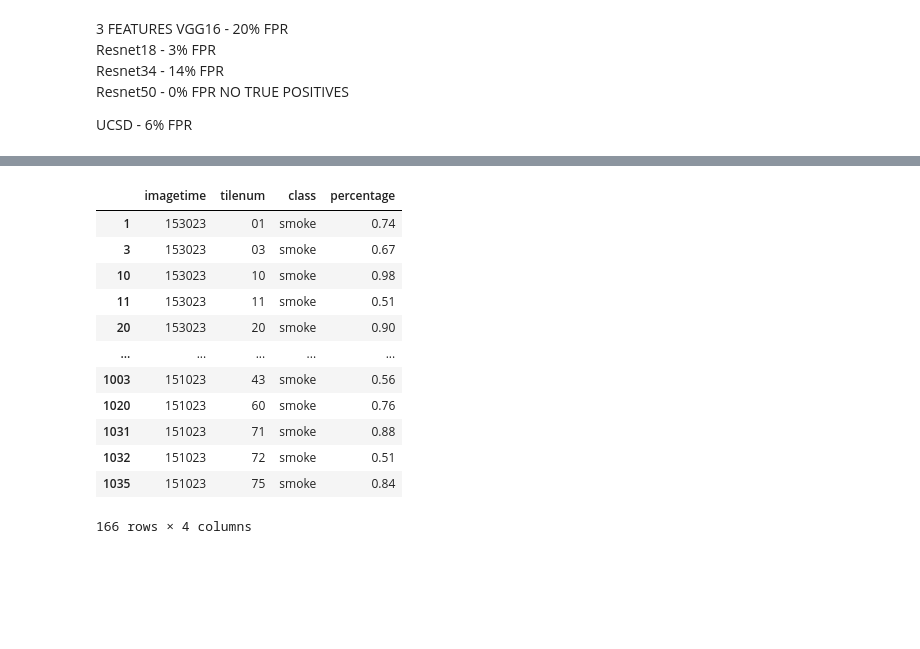
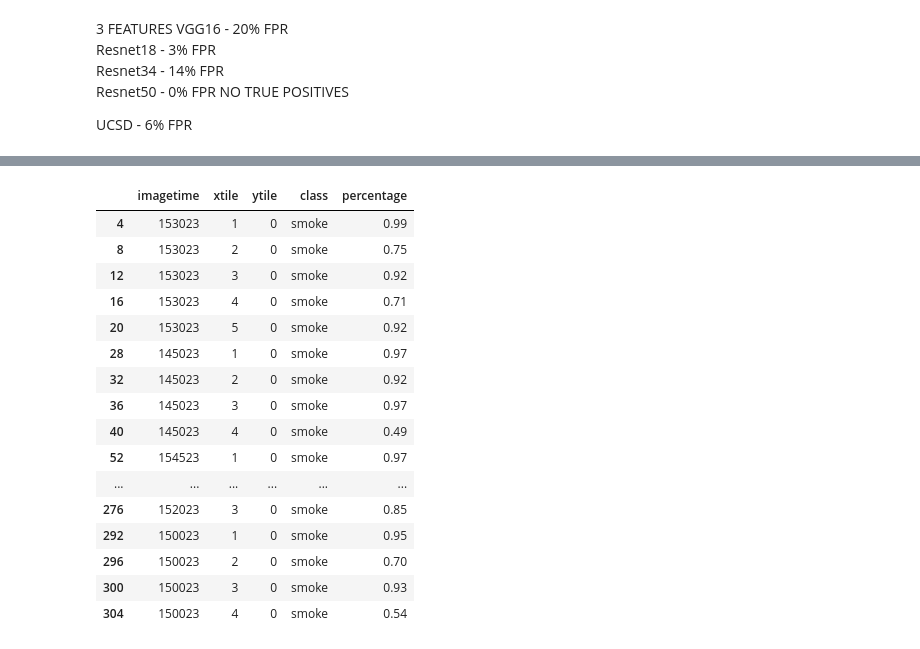
Before and after one commit to waggle-sensor/summer2023, a Jupyter notebook: szumny/python/newimageinference.ipynb, the cells around one changed output, grey strips where cells are left out. Drawn from its saved outputs; the diff is of its cells as text; code cells hidden in the pictures; blank space fills up the shorter version.

```diff
--- a/szumny/python/newimageinference.ipynb
+++ b/szumny/python/newimageinference.ipynb
@@ -221,7 +221,7 @@ TypeError: 'list' object is not callable
 dir = "/home/jszumny/Downloads/"
 
 
-from PIL import Image
+from PIL import Image, ImageChops
 import io
 
 fullimage = Image.open("/home/jszumny/Arm Data/enatwrcamtarmacC1.a1.20221001.001123.jpg/enatwrcamtarmacC1.a1.20221001.153223.jpg")
@@ -274,34 +274,38 @@ data = []
 dir = "/home/jszumny/Arm Data/enatwrcamtarmacC1.a1.20221001.001123.jpg/"
 imagetime = 0
 for image in os.listdir(dir):
-    if (int(image[30:36]) >= 144600) & (int(image[30:36]) <= 154600):
+    if (int(image[30:36]) >= 144400) & (int(image[30:36]) <= 155000) & (int(image[32:34]) % 5 == 0):
+    # if (((int(image[30:36]) >= 73000) & (int(image[30:36]) <= 142000)) |
+    #     ((int(image[30:36]) >= 155600) & (int(image[30:36]) <= 193000))) & (int(image[32:34]) % 5 == 0) :
         imagetime = image[30:36]
         fullimage = Image.open(dir + image)
-        fullimage = fullimage.resize((2688, 2240))
+        fullimage = fullimage.resize((1344, 1344))
+        fullimage = fullimage.crop((0, 448, 1344, 1344))
 
 
-        for i in range(12):
-            for k in range(10):
-                # vgg16.load_state_dict(torch.load('/home/jszumny/Documents/copy of smoke data/newnew/attempts/difference/difference.pt',map_location=torch.device('cpu')))
+        for i in range(6):
+            for k in range(4):
+                vgg16.load_state_dict(torch.load('/home/jszumny/Documents/copy of smoke data/newnew/attempts/3features/fullmodelbest.pt',map_location=torch.device('cpu')))
 
-                # vgg16.eval()
+                vgg16.eval()
 
                 tile = fullimage.crop((i*224, k*224, (i+1)*224, (k+1)*224))
-                tile.save('/home/jszumny/Documents/split/' +  image + "_" + str(i) + "_" + str(k) + '.jpg')
+                # tile = ImageChops.invert(tile)
+                tile.save('/home/jszumny/Documents/test/' + str(i) + "_" + str(k) + '.jpg')
 
 
-                # image_path= "/home/jszumny/Documents/test/" + str(i) + str(k) + '.jpg'
-                # image = plt.imread(image_path)
-                # plt.imshow(image)
+                image_path= ("/home/jszumny/Documents/test/" + str(i) + "_" + str(k) + '.jpg')
+                image = plt.imread(image_path)
+                plt.imshow(image)
 
-                # with open(image_path, 'rb') as f:
-                #     image_bytes = f.read()
+                with open(image_path, 'rb') as f:
+                    image_bytes = f.read()
 
-                #     conf,y_pre=get_prediction(image_bytes=image_bytes)
-                #     print(y_pre, ' at confidence score:{0:.2f}'.format(conf))
+                    conf,y_pre=get_prediction(image_bytes=image_bytes)
+                    print(y_pre, ' at confidence score:{0:.2f}'.format(conf))
 
-                # d = {"imagetime": imagetime,"tilenum": str(i) + str(k),"class": y_pre, "percentage": '{0:.2f}'.format(conf)}
-                # data.append(d)
+                d = {"imagetime": imagetime,"xtile": str(i), "ytile": str(k),"class": y_pre, "percentage": '{0:.2f}'.format(conf)}
+                data.append(d)
 # %% [output]
 Using cache found in /home/jszumny/.cache/torch/hub/pytorch_vision_v0.10.0
 Using cache found in /home/jszumny/.cache/torch/hub/pytorch_vision_v0.10.0
@@ -326,17 +331,26 @@ df
+# %%
+import pandas as pd
+smoke = pd.DataFrame(data)
+smoke
+smoke.to_csv("smoke.csv")
 # %%
-new = df[df['class']=='smoke']
+new = smoke[smoke['class']=='smoke']
 new
 # %% [output]
-|  | imagetime | tilenum | class | percentage |
-| 1 | 153023 | 01 | smoke | 0.74 |
-| 3 | 153023 | 03 | smoke | 0.67 |
-| 10 | 153023 | 10 | smoke | 0.98 |
-| 11 | 153023 | 11 | smoke | 0.51 |
-| 20 | 153023 | 20 | smoke | 0.90 |
-| ... | ... | ... | ... | ... |
-| 1003 | 151023 | 43 | smoke | 0.56 |
-| 1020 | 151023 | 60 | smoke | 0.76 |
-| 1031 | 151023 | 71 | smoke | 0.88 |
-| 1032 | 151023 | 72 | smoke | 0.51 |
-| 1035 | 151023 | 75 | smoke | 0.84 |
+|  | imagetime | xtile | ytile | class | percentage |
+| 4 | 153023 | 1 | 0 | smoke | 0.99 |
+| 8 | 153023 | 2 | 0 | smoke | 0.75 |
+| 12 | 153023 | 3 | 0 | smoke | 0.92 |
+| 16 | 153023 | 4 | 0 | smoke | 0.71 |
+| 20 | 153023 | 5 | 0 | smoke | 0.92 |
+| 28 | 145023 | 1 | 0 | smoke | 0.97 |
+| 32 | 145023 | 2 | 0 | smoke | 0.92 |
+| 36 | 145023 | 3 | 0 | smoke | 0.97 |
+| 40 | 145023 | 4 | 0 | smoke | 0.49 |
+| 52 | 154523 | 1 | 0 | smoke | 0.97 |
+| ... | ... | ... | ... | ... | ... |
+| 276 | 152023 | 3 | 0 | smoke | 0.85 |
+| 292 | 150023 | 1 | 0 | smoke | 0.95 |
+| 296 | 150023 | 2 | 0 | smoke | 0.70 |
+| 300 | 150023 | 3 | 0 | smoke | 0.93 |
+| 304 | 150023 | 4 | 0 | smoke | 0.54 |
-166 rows × 4 columns
```
Also changed, not shown: parts of 19 cells of this notebook.
